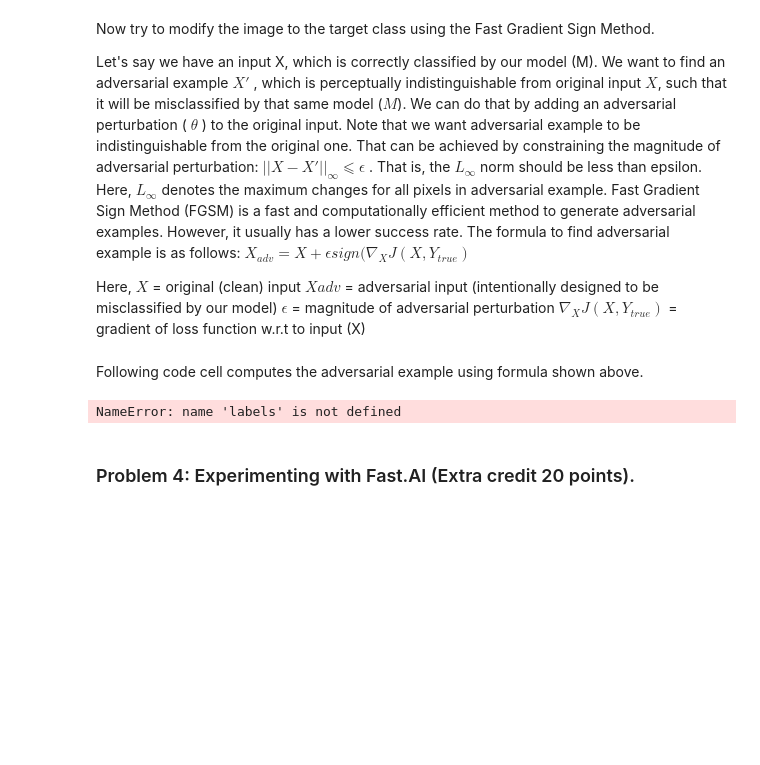
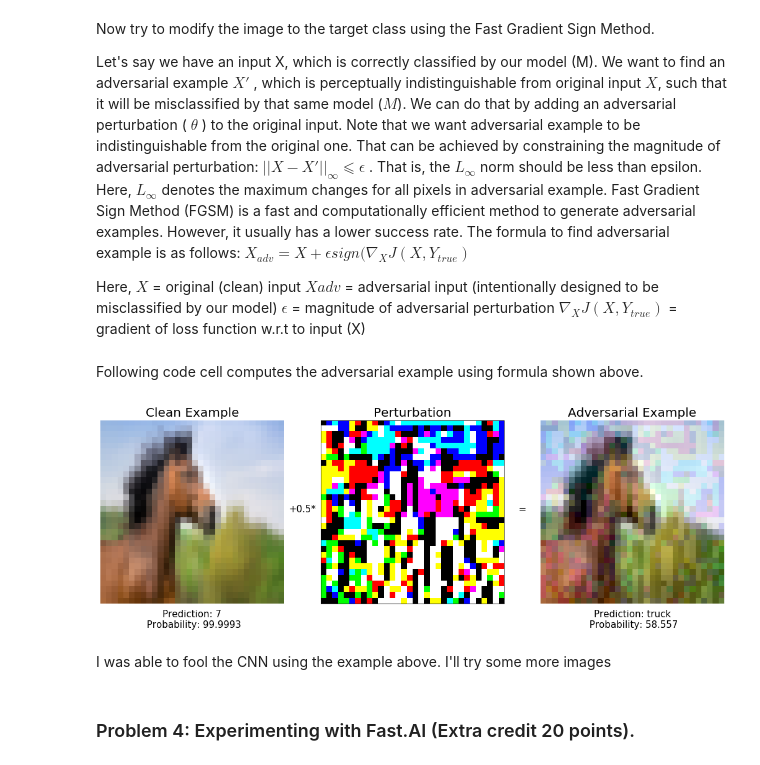
Before and after one commit to JavierPalomares90/scalable_ml_hw2, a Jupyter notebook: javier_palomares_hw2.ipynb, the cells around one changed output. Cells and saved outputs as stored; diff of their text form; code cells hidden in the pictures; blank space fills up the shorter version.

Commit message:
Added one of the examples of fooling the image

```diff
--- a/javier_palomares_hw2.ipynb
+++ b/javier_palomares_hw2.ipynb
@@ -1214,6 +1261,9 @@ img_variable = Variable(image_tensor, requires_grad=True) #convert tensor into a
 # %%
 # next classify the image
 output = net.forward(img_variable)
-label = (torch.max(output.data, 1)[1][0]).item()    #get an index(class number) of a largest element
-print("The CNN classifies the image as a {}".format(classes[label]))
+x_pred = (torch.max(output.data, 1)[1][0]).item()    #get an index(class number) of a largest element
+#get probability dist over classes
+output_probs = F.softmax(output, dim=1)
+x_pred_prob =  round(((torch.max(output_probs.data, 1)[0][0])).item() * 100,4)
+print("The CNN classifies the image as a {} with probability {}".format(classes[x_pred],x_pred_prob))
 # %% [output]
@@ -1240,15 +1290,19 @@ loss_cal.backward(retain_graph=True)    #this will calculate gradient of each va
 # %% [markdown]
 Following code cell computes the adversarial example using formula shown above.
 # %%
-eps = 0.02
-x_grad = torch.sign(img_variable.grad.data)                #calculate the sign of gradient of the loss func (with respect to input X) (adv)
-x_adversarial = img_variable.data + eps * x_grad          #find adv example using formula shown above
-output_adv = net.forward(Variable(x_adversarial))   #perform a forward pass on adv example
-x_adv_pred = labels[torch.max(output_adv.data, 1)[1][0]]    #classify the adv example
-op_adv_probs = F.softmax(output_adv, dim=1)                 #get probability distribution over classes
-adv_pred_prob =  round((torch.max(op_adv_probs.data, 1)[0][0]) * 100, 4)      #find probability (confidence) of a predicted class
+def generate_x_adv(img_variable,x_grad,eps):
+    x_adversarial = img_variable.data - eps* x_grad
+    output_adv = net.forward(Variable(x_adversarial))
+    x_adv_pred = classes[(torch.max(output_adv.data, 1)[1][0]).item()]
+    op_adv_probs = F.softmax(output_adv, dim=1)
+    adv_pred_prob =  round((torch.max(op_adv_probs.data, 1)[0][0]).item() * 100, 4)
+    graph_x_and_x_adv(image_tensor, x_adversarial, x_grad, i, x_pred, x_adv_pred, x_pred_prob, adv_pred_prob)
-# %% [output]
-NameError: name 'labels' is not defined
+# %%
+generate_x_adv(img_variable,x_grad,.3)
+# %% [output]
+[figure, added]
+# %% [markdown]
+I was able to fool the CNN using the example above. I'll try some more images
 # %% [markdown]
 ### Problem 4: Experimenting with Fast.AI (Extra credit 20 points).
 # %% [markdown]
```
Also changed, not shown: parts of 5 cells of this notebook, 1 other file.
